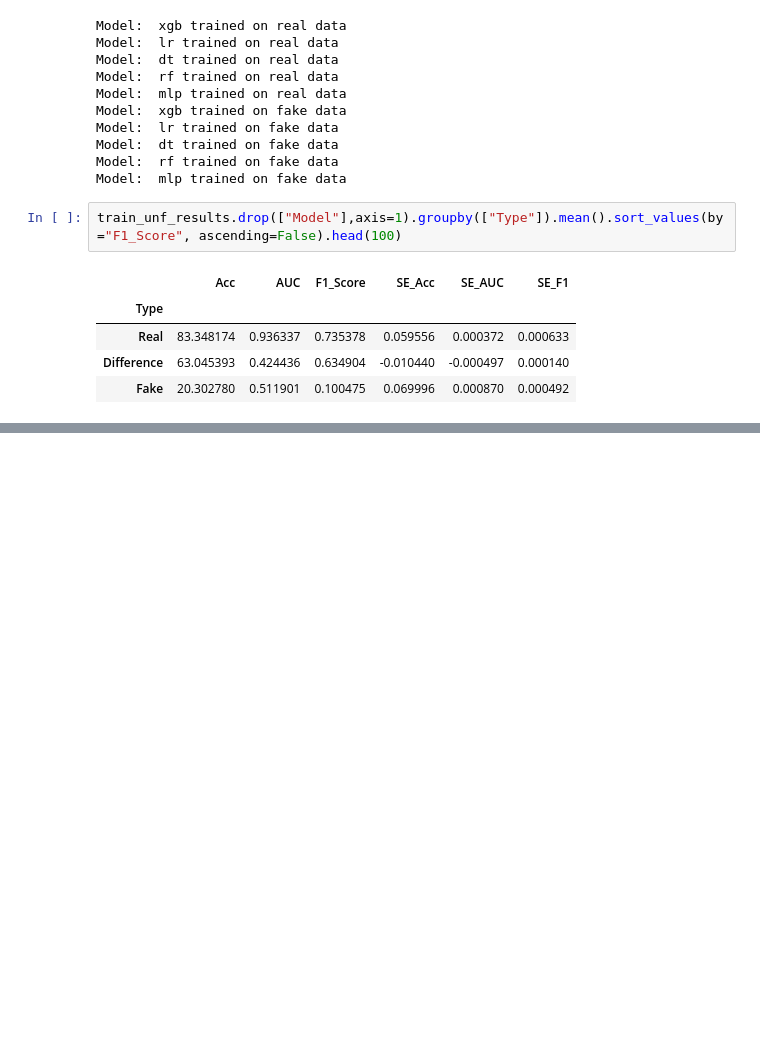
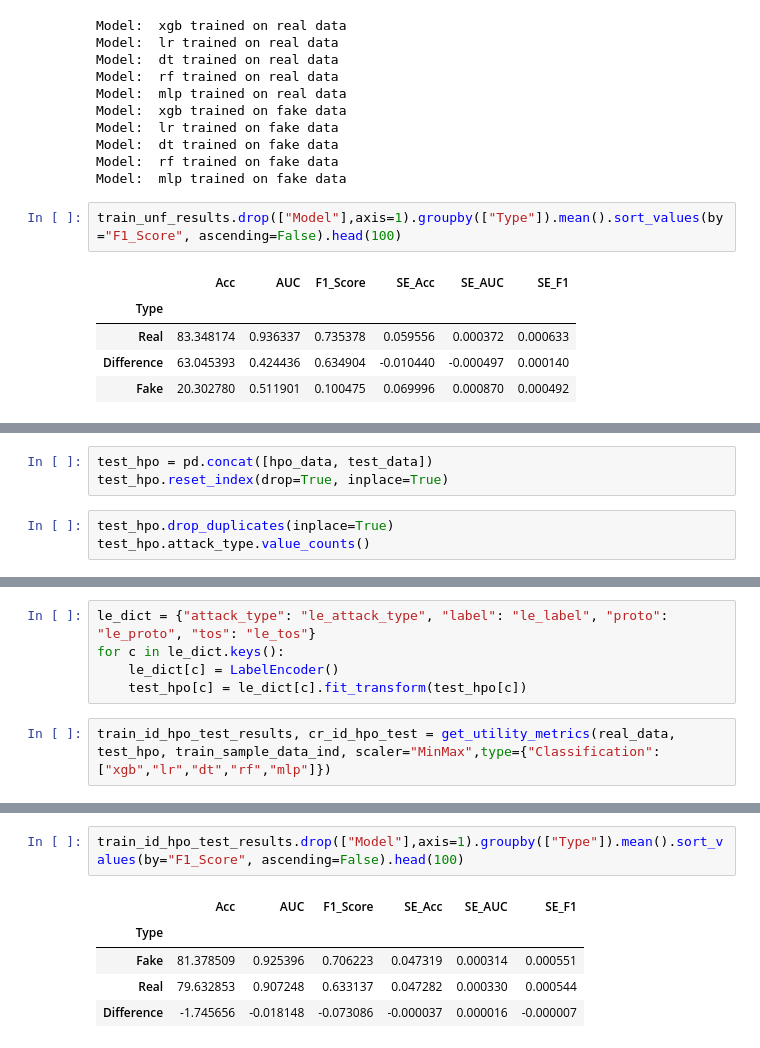
Before and after one commit to sangtanisakshi/thesis-project, a Jupyter notebook: research/benchmarking.ipynb, the cells around one changed output, grey strips where cells are left out. Saved outputs shown, nothing was run; the diff lists cells and outputs as text; blank space fills up the shorter version.

```diff
--- a/research/benchmarking.ipynb
+++ b/research/benchmarking.ipynb
@@ -138,0 +137,6 @@ train_unf_results.drop(["Model"],axis=1).groupby(["Type"]).mean().sort_values(by
+# %%
+test_hpo = pd.concat([hpo_data, test_data])
+test_hpo.reset_index(drop=True, inplace=True)
+# %%
+test_hpo.drop_duplicates(inplace=True)
+test_hpo.attack_type.value_counts()
@@ -138,0 +150,7 @@ train_unf_results.drop(["Model"],axis=1).groupby(["Type"]).mean().sort_values(by
+# %%
+le_dict = {"attack_type": "le_attack_type", "label": "le_label", "proto": "le_proto", "tos": "le_tos"}
+for c in le_dict.keys():
+    le_dict[c] = LabelEncoder()
+    test_hpo[c] = le_dict[c].fit_transform(test_hpo[c])
+# %%
+train_id_hpo_test_results, cr_id_hpo_test = get_utility_metrics(real_data, test_hpo, train_sample_data_ind, scaler="MinMax",type={"Classification":["xgb","lr","dt","rf","mlp"]})
@@ -138,0 +168,8 @@ train_unf_results.drop(["Model"],axis=1).groupby(["Type"]).mean().sort_values(by
+# %%
+train_id_hpo_test_results.drop(["Model"],axis=1).groupby(["Type"]).mean().sort_values(by="F1_Score", ascending=False).head(100)
+# %% [output]
+|  | Acc | AUC | F1_Score | SE_Acc | SE_AUC | SE_F1 |
+| Type |  |  |  |  |  |  |
+| Fake | 81.378509 | 0.925396 | 0.706223 | 0.047319 | 0.000314 | 0.000551 |
+| Real | 79.632853 | 0.907248 | 0.633137 | 0.047282 | 0.000330 | 0.000544 |
+| Difference | -1.745656 | -0.018148 | -0.073086 | -0.000037 | 0.000016 | -0.000007 |
```
Also changed, not shown: parts of 6 cells of this notebook, 2 other files.
